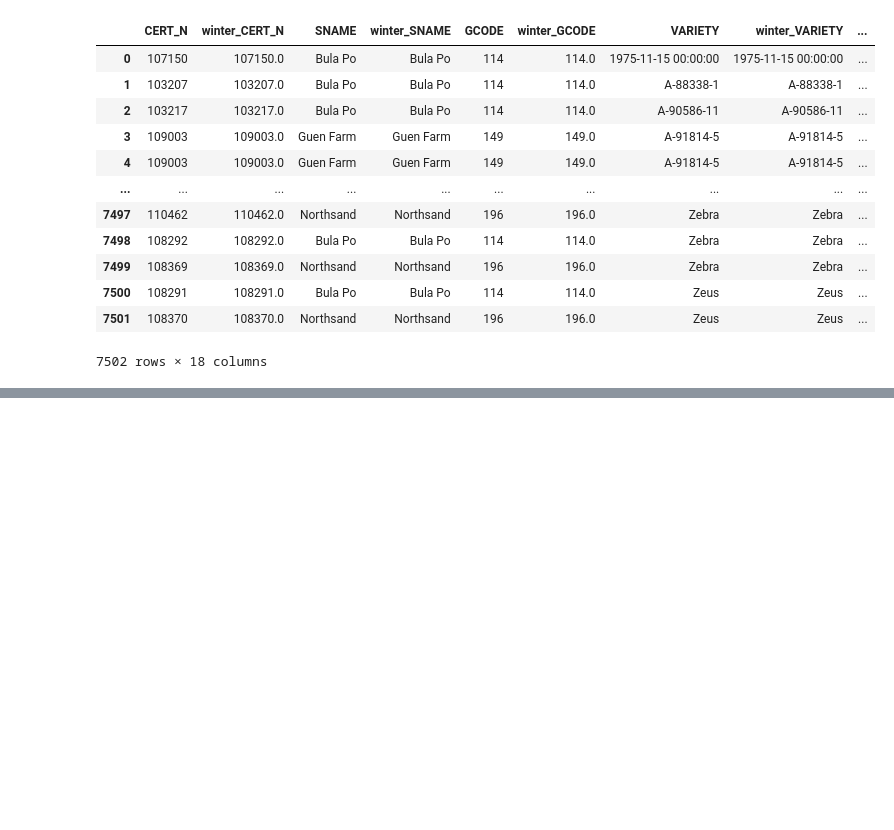
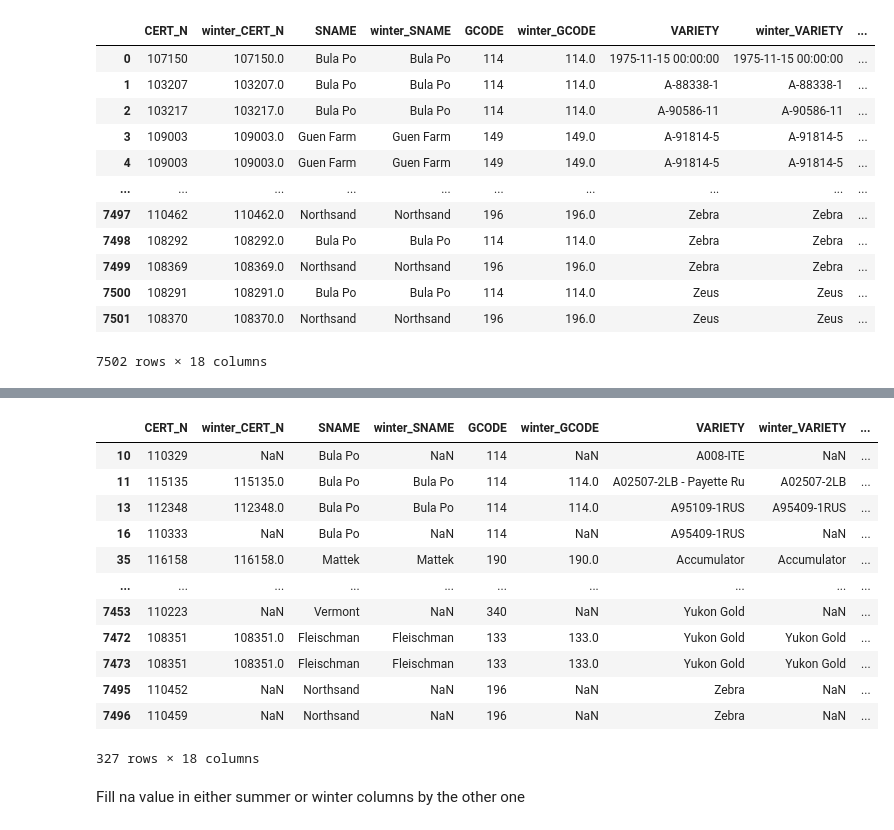
Before and after one commit to solislemuslab/potato-seed-cert, a Jupyter notebook: data_cleaning.ipynb, the cells around one changed output, grey strips where cells are left out. Cells and saved outputs as stored; diff of their text form; code cells hidden in the pictures; blank space fills up the shorter version.

```diff
--- a/data_cleaning.ipynb
+++ b/data_cleaning.ipynb
@@ -46,0 +68,9 @@ df[df["CY"] <df["S_YR"]]
+# %%
+# Standardize name: 'Felix Zeloski Farms-Eagle River'
+prob_name = df[df["S_GCODE"] == 243]["S_GRW"].unique().tolist()
+prob_name
+df["S_GRW"] = df["S_GRW"].apply(lambda x: 'Felix Zeloski Farms-Eagle River' if x in prob_name else x)
+
+# Double check after fixing the problem
+grw_count = df[["S_GRW","S_GCODE"]].groupby("S_GCODE").apply(lambda x: x["S_GRW"].nunique())
+grw_count[grw_count > 2]
@@ -103,0 +170,22 @@ df[combined_columns]
+# %%
+conditions = [(df.loc[:, combined_columns[i]] != df.loc[:,combined_columns[i+1]]) for i in range(0,len(combined_columns),2)]
+conditions
+
+df.loc[conditions[0] | conditions[1] | conditions[2] | conditions[3] | conditions[4] | conditions[5] | conditions[6] | conditions[7] | conditions[8],combined_columns
+      ]
+# %% [output]
+|  | CERT_N | winter_CERT_N | SNAME | winter_SNAME | GCODE | winter_GCODE | VARIETY | winter_VARIETY | ... |
+| 10 | 110329 | NaN | Bula Po | NaN | 114 | NaN | A008-ITE | NaN | ... |
+| 11 | 115135 | 115135.0 | Bula Po | Bula Po | 114 | 114.0 | A02507-2LB - Payette Ru | A02507-2LB | ... |
+| 13 | 112348 | 112348.0 | Bula Po | Bula Po | 114 | 114.0 | A95109-1RUS | A95409-1RUS | ... |
+| 16 | 110333 | NaN | Bula Po | NaN | 114 | NaN | A95409-1RUS | NaN | ... |
+| 35 | 116158 | 116158.0 | Mattek | Mattek | 190 | 190.0 | Accumulator | Accumulator | ... |
+| ... | ... | ... | ... | ... | ... | ... | ... | ... | ... |
+| 7453 | 110223 | NaN | Vermont | NaN | 340 | NaN | Yukon Gold | NaN | ... |
+| 7472 | 108351 | 108351.0 | Fleischman | Fleischman | 133 | 133.0 | Yukon Gold | Yukon Gold | ... |
+| 7473 | 108351 | 108351.0 | Fleischman | Fleischman | 133 | 133.0 | Yukon Gold | Yukon Gold | ... |
+| 7495 | 110452 | NaN | Northsand | NaN | 196 | NaN | Zebra | NaN | ... |
+| 7496 | 110459 | NaN | Northsand | NaN | 196 | NaN | Zebra | NaN | ... |
+327 rows × 18 columns
+# %% [markdown]
+Fill na value in either summer or winter columns by the other one
```
Also changed, not shown: parts of 24 cells of this notebook.
